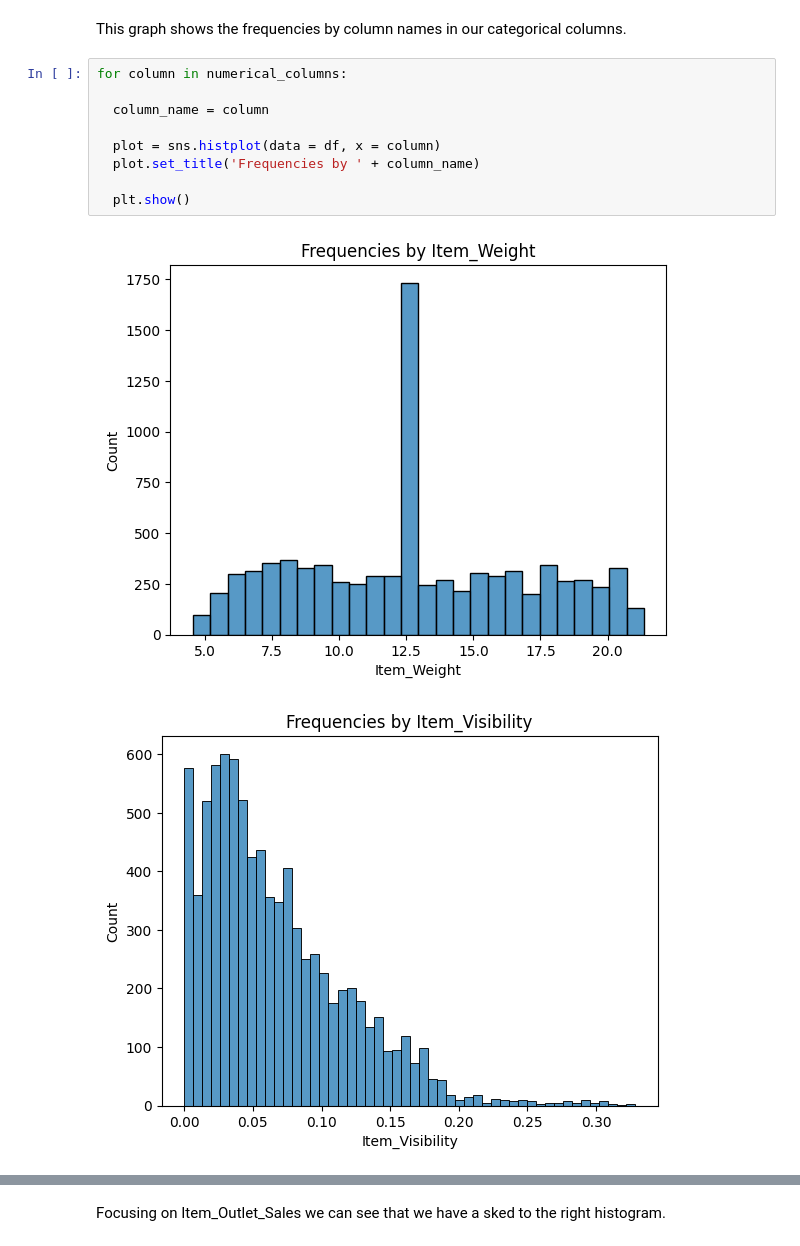
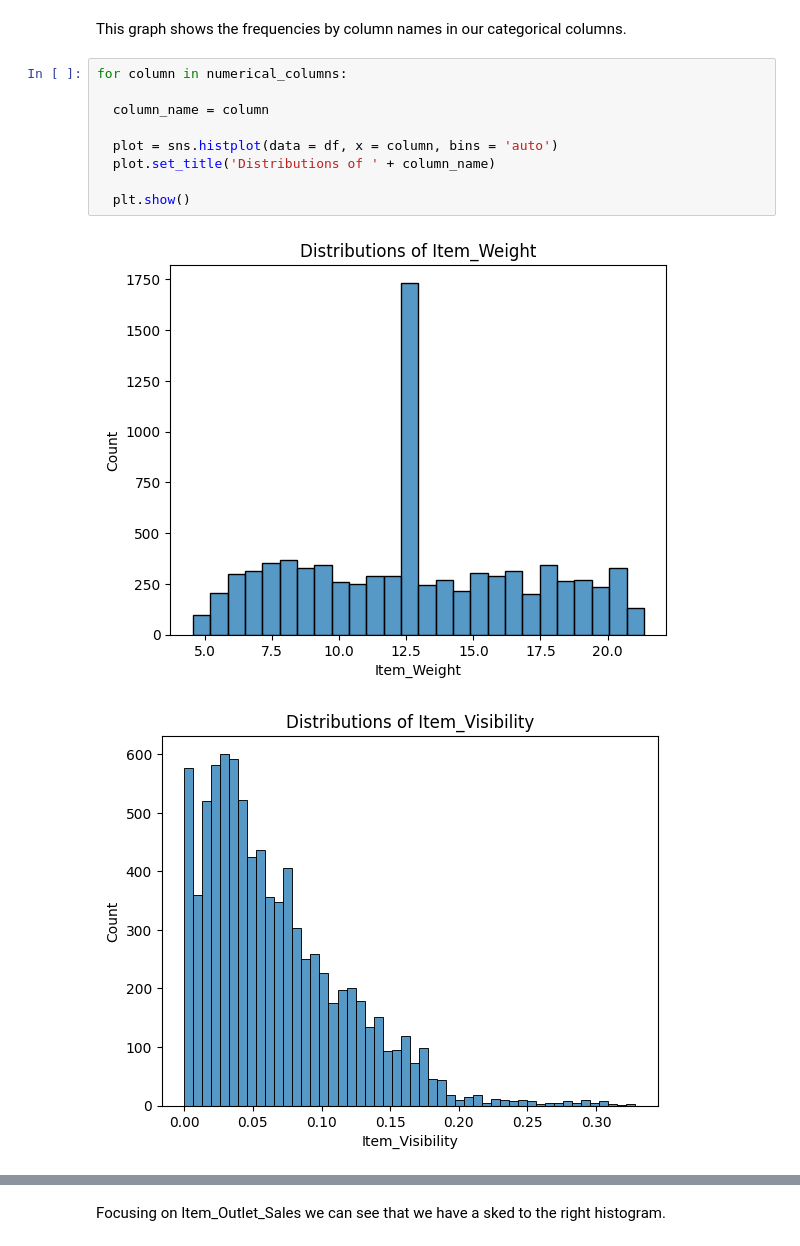
Before and after one commit to juDEcorous/Realization-of-Bargain-Depot-Sales, a Jupyter notebook: Project_Sales_Prediction.ipynb, the cells around one changed output, grey strips where cells are left out. Drawn from its saved outputs; the diff is of its cells as text.

```diff
--- a/Project_Sales_Prediction.ipynb
+++ b/Project_Sales_Prediction.ipynb
@@ -473,12 +473,12 @@ This graph shows the frequencies by column names in our categorical columns.
 # %%
 for column in numerical_columns:
 
   column_name = column
 
-  plot = sns.histplot(data = df, x = column)
-  plot.set_title('Frequencies by ' + column_name)
+  plot = sns.histplot(data = df, x = column, bins = 'auto')
+  plot.set_title('Distributions of ' + column_name)
 
   plt.show()
 # %% [output]
-[figure, old version]
+[figure, new version]
-[figure, old version]
+[figure, new version]
```
Also changed, not shown: parts of 2 cells of this notebook.
